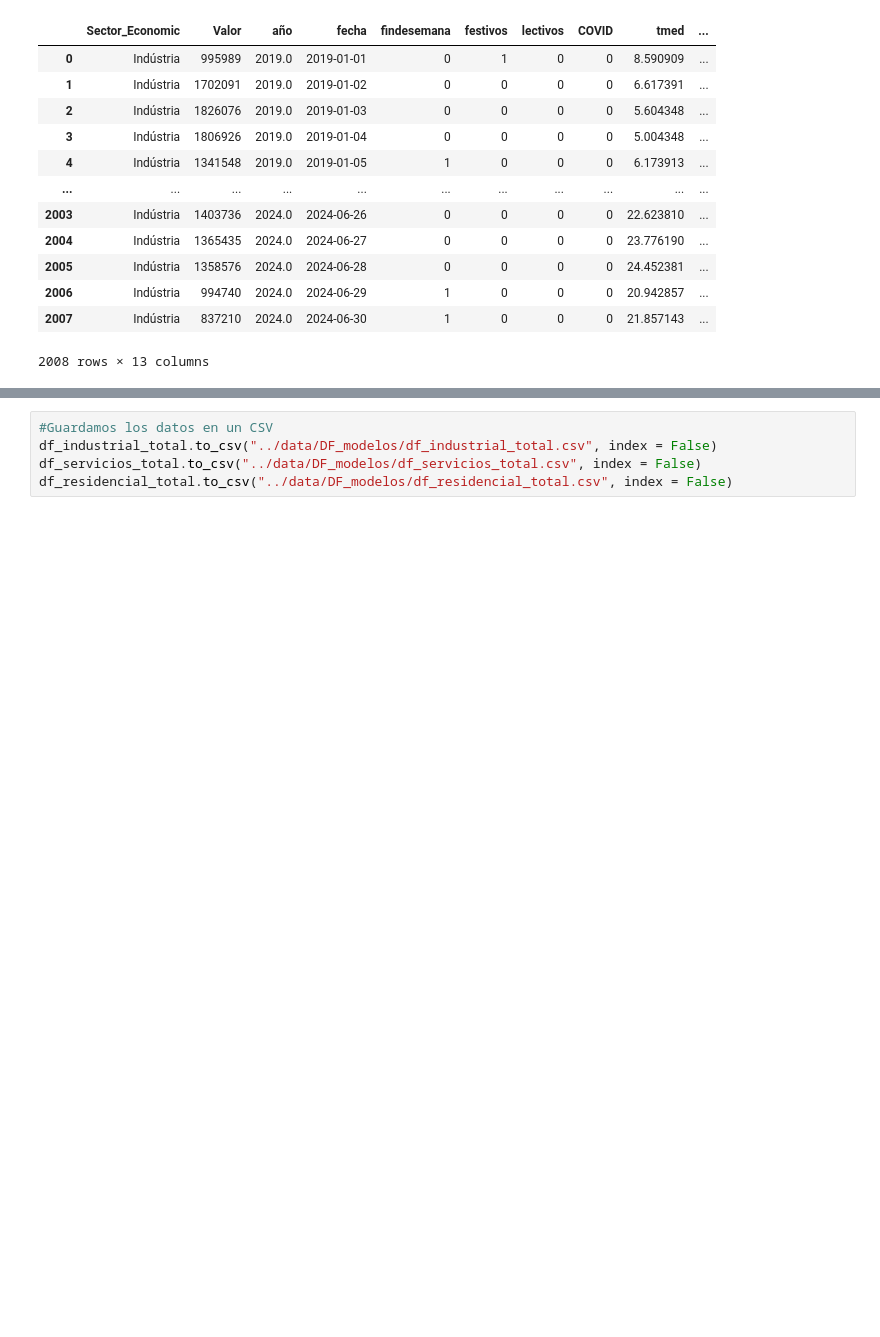
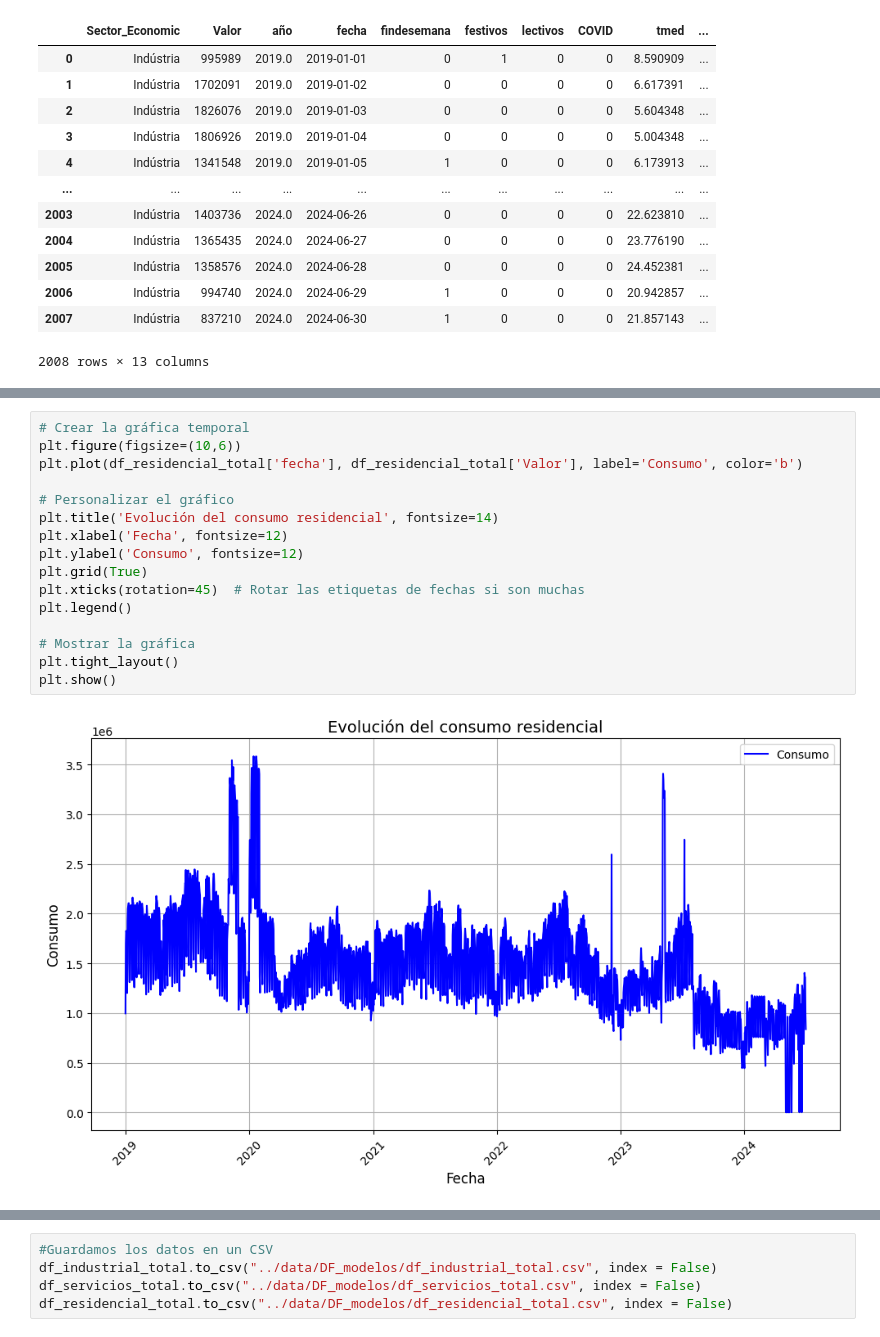
Before and after one commit to 4GeeksAcademy/AMH-proyecto-final, a Jupyter notebook: src/processDF_Model.ipynb, the cells around one changed output, grey strips where cells are left out. Drawn from its saved outputs; the diff is of its cells as text; blank space fills up the shorter version.

```diff
--- a/src/processDF_Model.ipynb
+++ b/src/processDF_Model.ipynb
@@ -306,0 +339,18 @@ df_residencial_total
+# %%
+# Crear la gráfica temporal
+plt.figure(figsize=(10,6))
+plt.plot(df_residencial_total['fecha'], df_residencial_total['Valor'], label='Consumo', color='b')
+
+# Personalizar el gráfico
+plt.title('Evolución del consumo residencial', fontsize=14)
+plt.xlabel('Fecha', fontsize=12)
+plt.ylabel('Consumo', fontsize=12)
+plt.grid(True)
+plt.xticks(rotation=45)  # Rotar las etiquetas de fechas si son muchas
+plt.legend()
+
+# Mostrar la gráfica
+plt.tight_layout()
+plt.show()
+# %% [output]
+[figure, added]
```
Also changed, not shown: parts of 5 cells of this notebook.
